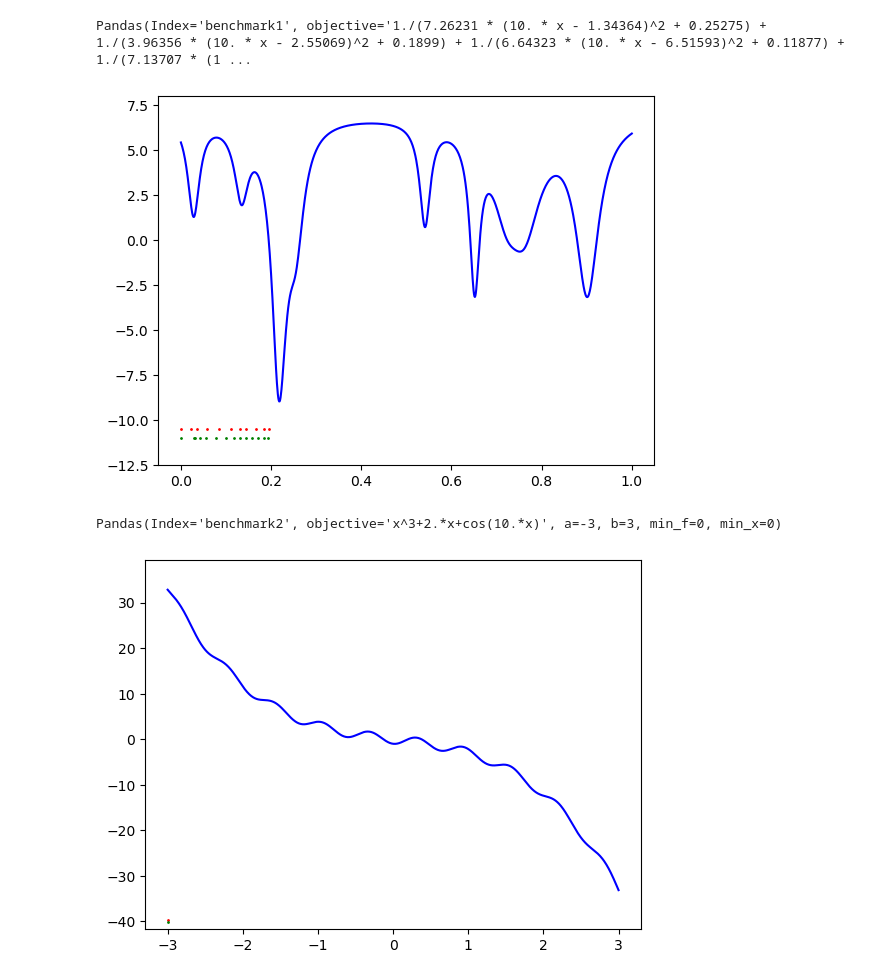
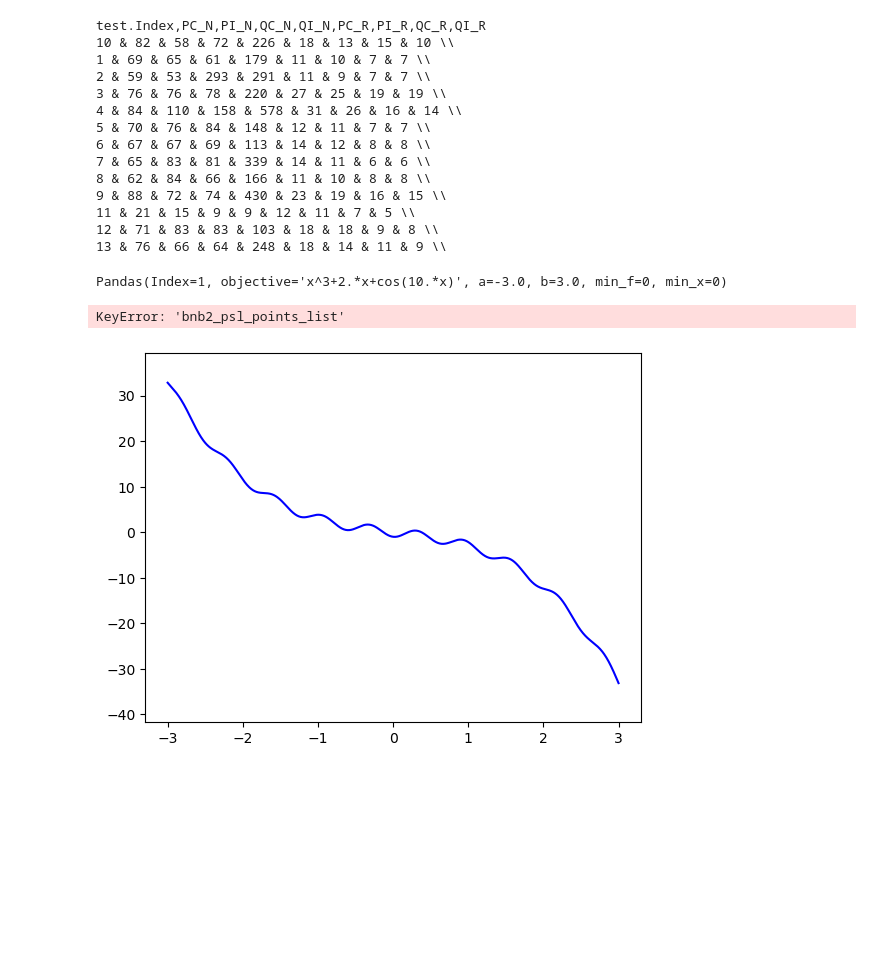
Before and after one commit to zhongqi2016/univarsolver, a Jupyter notebook: FZCP/method_visi.ipynb, the cells around one changed output. Cells and saved outputs as stored; diff of their text form; code cells hidden in the pictures; blank space fills up the shorter version.

```diff
--- a/FZCP/method_visi.ipynb
+++ b/FZCP/method_visi.ipynb
@@ -10,7 +10,7 @@ import matplotlib.pyplot as plt
 import solv_fzcp as sfzcp
 import uvarprob as uvpr
 # %%
-test_file = "../tst1.csv"
+test_file = "../tst2.csv"
 # %%
 # Maximal number of steps
 max_steps = 1e6
@@ -93,3 +177,43 @@ PSQE, Lipschitz interval: TestResult(nsteps=7, first_crossing_zero_point=-0.1304
+# %%
+print('test.Index,PC_N,PI_N,QC_N,QI_N,PC_R,PI_R,QC_R,QI_R')
+for test in df.itertuples():
+
+    points_db[test.Index] = {'bnb2_pslint_points_list': []}
+    prob = uvpr.UniVarProblem(test.Index, test.objective, test.a, test.b, test.min_f, test.min_x,
+                              lambda x: log_point(x, points_db[test.Index]['bnb2_pslint_points_list']))
+    PC_N=sfzcp.new_method(prob, symm=True, epsilon=1e-10,global_lipschitz_interval=False, estimator=1,reduction=False).nsteps
+
+    PI_N=sfzcp.new_method(prob, symm=False, epsilon=1e-10,global_lipschitz_interval=False, estimator=1,reduction=False).nsteps
+    QC_N=sfzcp.new_method(prob, symm=True, epsilon=1e-10,global_lipschitz_interval=False, estimator=2,reduction=False).nsteps
+    QI_N=sfzcp.new_method(prob, symm=False, epsilon=1e-10,global_lipschitz_interval=False, estimator=2,reduction=False).nsteps
+
+    PC_R=sfzcp.new_method(prob, symm=True, epsilon=1e-10,global_lipschitz_interval=False, estimator=1,reduction=True).nsteps
+    PI_R=sfzcp.new_method(prob, symm=False, epsilon=1e-10,global_lipschitz_interval=False, estimator=1,reduction=True).nsteps
+    QC_R=sfzcp.new_method(prob, symm=True, epsilon=1e-10,global_lipschitz_interval=False, estimator=2,reduction=True).nsteps
+    QI_R=sfzcp.new_method(prob, symm=False, epsilon=1e-10,global_lipschitz_interval=False, estimator=2,reduction=True).nsteps
+
+    print('%s & %d & %d & %d & %d & %d & %d & %d & %d \\\\' %(test.Index,PC_N,PI_N,QC_N,QI_N,PC_R,PI_R,QC_R,QI_R))
+    # P: Piyavskii estimator
+    # Q: Piecewise smooth quadratic estimator
+    # C: Lipschitz constant
+    # I: Lipschitz interval
+    # N: without reduction
+    # R: with reduction
+# %% [output]
+test.Index,PC_N,PI_N,QC_N,QI_N,PC_R,PI_R,QC_R,QI_R
+10 & 82 & 58 & 72 & 226 & 18 & 13 & 15 & 10 \\
+1 & 69 & 65 & 61 & 179 & 11 & 10 & 7 & 7 \\
+2 & 59 & 53 & 293 & 291 & 11 & 9 & 7 & 7 \\
+3 & 76 & 76 & 78 & 220 & 27 & 25 & 19 & 19 \\
+4 & 84 & 110 & 158 & 578 & 31 & 26 & 16 & 14 \\
+5 & 70 & 76 & 84 & 148 & 12 & 11 & 7 & 7 \\
+6 & 67 & 67 & 69 & 113 & 14 & 12 & 8 & 8 \\
+7 & 65 & 83 & 81 & 339 & 14 & 11 & 6 & 6 \\
+8 & 62 & 84 & 66 & 166 & 11 & 10 & 8 & 8 \\
+9 & 88 & 72 & 74 & 430 & 23 & 19 & 16 & 15 \\
+11 & 21 & 15 & 9 & 9 & 12 & 11 & 7 & 5 \\
+12 & 71 & 83 & 83 & 103 & 18 & 18 & 9 & 8 \\
+13 & 76 & 66 & 64 & 248 & 18 & 14 & 11 & 9 \\
 # %%
 def vis_trials(points_list, num_series, base_level):
     poix = np.array(list(set(points_list[::skip])))
@@ -98,18 +222,19 @@ def vis_trials(points_list, num_series, base_level):
 # %%
 for test in df.itertuples():
     print(test)
     prob = uvpr.UniVarProblem(test.Index, test.objective, test.a, test.b, test.min_f, test.min_x)
     up.plot_problem(prob, {'function': 'b-'}, legend=legend_size)
-    vis_trials(points_db[test.Index]['bnb2_lipint_points_list'], 0, plt.ylim()[0] + legend_size)
-    vis_trials(points_db[test.Index]['bnb2_lip_points_list'], 1, plt.ylim()[0] + legend_size)
-    vis_trials(points_db[test.Index]['psqe_lipint_points_list'], 2, plt.ylim()[0] + legend_size)
-    vis_trials(points_db[test.Index]['psqe_lip_points_list'], 3, plt.ylim()[0] + legend_size)
+    vis_trials(points_db[test.Index]['bnb2_psl_points_list'], 0, plt.ylim()[0] + legend_size)
+    vis_trials(points_db[test.Index]['bnb2_pslint_points_list'], 1, plt.ylim()[0] + legend_size)
+    vis_trials(points_db[test.Index]['bnb2_lip_points_list'], 2, plt.ylim()[0] + legend_size)
+    vis_trials(points_db[test.Index]['bnb2_lipint_points_list'], 3, plt.ylim()[0] + legend_size)
     # vis_trials(points_db[test.Index]['psl_lipint_points_list'], 4, plt.ylim()[0] + legend_size)
     # vis_trials(points_db[test.Index]['psl_lip_points_list'], 5, plt.ylim()[0] + legend_size)
     #     print("ylim = ", plt.ylim()[0])
+    file_name=test.Index+'.png'
+    plt.savefig(file_name, dpi=500)
     plt.show()
 # %% [output]
-Pandas(Index='benchmark1', objective='1./(7.26231 * (10. * x - 1.34364)^2 + 0.25275) + 1./(3.96356 * (10. * x - 2.55069)^2 + 0.1899) + 1./(6.64323 * (10. * x - 6.51593)^2 + 0.11877) + 1./(7.13707 * (1 ...
+Pandas(Index=1, objective='x^3+2.*x+cos(10.*x)', a=-3.0, b=3.0, min_f=0, min_x=0)
+KeyError: 'bnb2_psl_points_list'
-[figure, old version]
+[figure, new version]
-Pandas(Index='benchmark2', objective='x^3+2.*x+cos(10.*x)', a=-3, b=3, min_f=0, min_x=0)
-[figure, removed]
```
Also changed, not shown: parts of 3 cells of this notebook, 10 other files.
